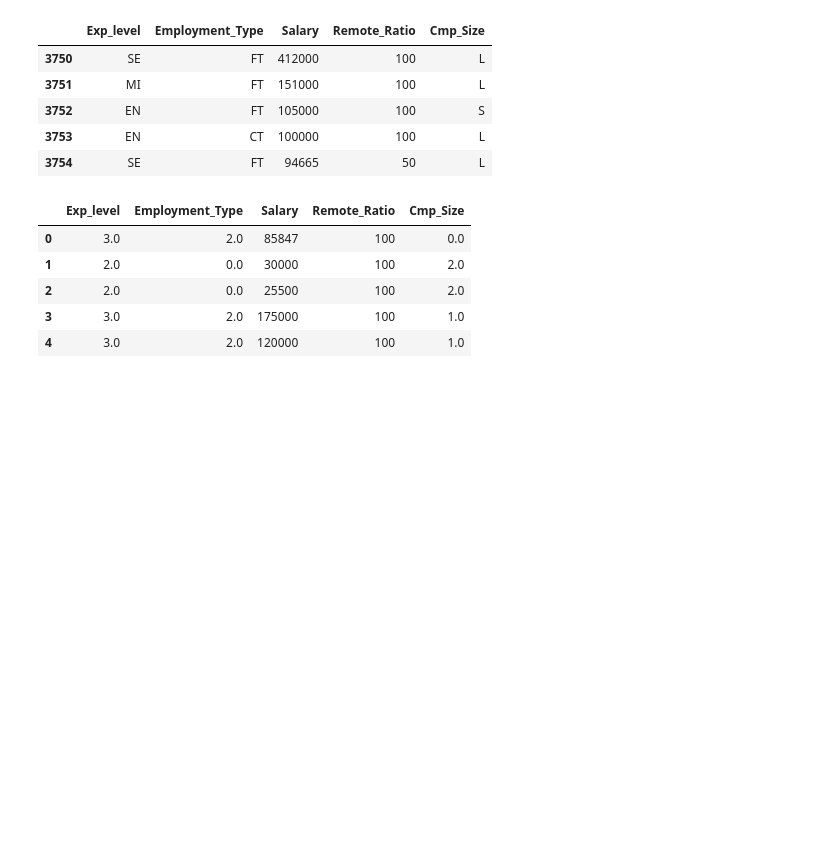
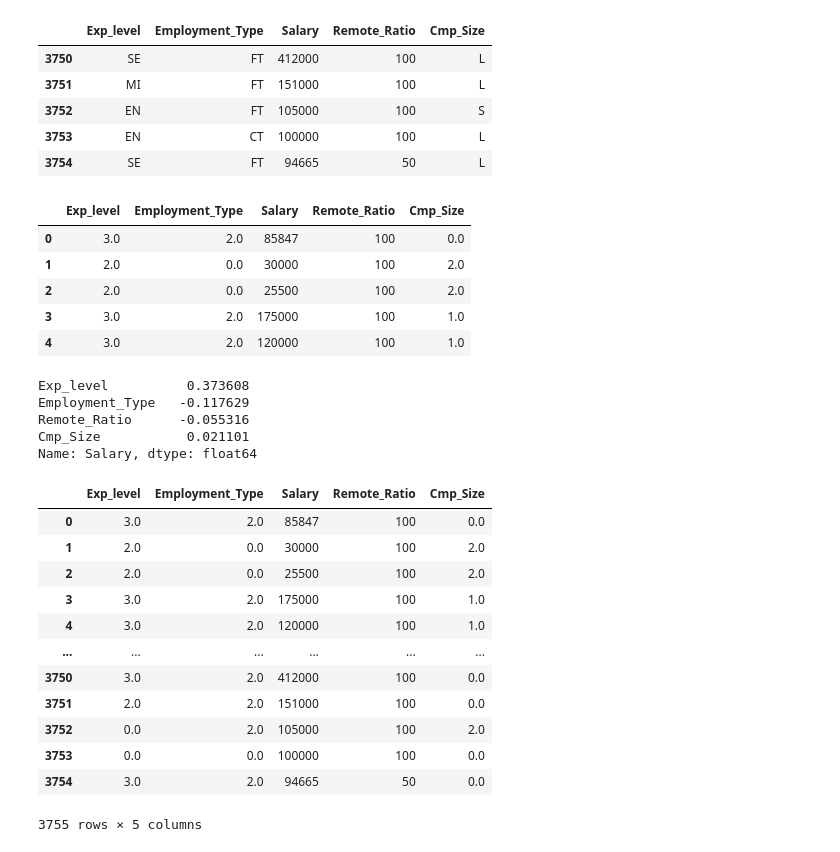
Before and after one commit to waseem-avi/week1_ml_project, a Jupyter notebook: src/project_files/notebooks/salaries_prediction.ipynb, the cells around one changed output. Cells and saved outputs as stored; diff of their text form; code cells hidden in the pictures; blank space fills up the shorter version.

```diff
--- a/src/project_files/notebooks/salaries_prediction.ipynb
+++ b/src/project_files/notebooks/salaries_prediction.ipynb
@@ -861,4 +861,29 @@ corr_heatmap.update_layout(
 )
 
 corr_heatmap.show()
+# %%
+correlation=processed_data.corr()['Salary'].drop('Salary')
+correlation
+# %% [output]
+Exp_level          0.373608
+Employment_Type   -0.117629
+Remote_Ratio      -0.055316
+Cmp_Size           0.021101
+Name: Salary, dtype: float64
+# %%
+processed_data
+# %% [output]
+|  | Exp_level | Employment_Type | Salary | Remote_Ratio | Cmp_Size |
+| 0 | 3.0 | 2.0 | 85847 | 100 | 0.0 |
+| 1 | 2.0 | 0.0 | 30000 | 100 | 2.0 |
+| 2 | 2.0 | 0.0 | 25500 | 100 | 2.0 |
+| 3 | 3.0 | 2.0 | 175000 | 100 | 1.0 |
+| 4 | 3.0 | 2.0 | 120000 | 100 | 1.0 |
+| ... | ... | ... | ... | ... | ... |
+| 3750 | 3.0 | 2.0 | 412000 | 100 | 0.0 |
+| 3751 | 2.0 | 2.0 | 151000 | 100 | 0.0 |
+| 3752 | 0.0 | 2.0 | 105000 | 100 | 2.0 |
+| 3753 | 0.0 | 0.0 | 100000 | 100 | 0.0 |
+| 3754 | 3.0 | 2.0 | 94665 | 50 | 0.0 |
+3755 rows × 5 columns
 # %%
```
Also changed, not shown: parts of 21 cells of this notebook, 6 other files.
